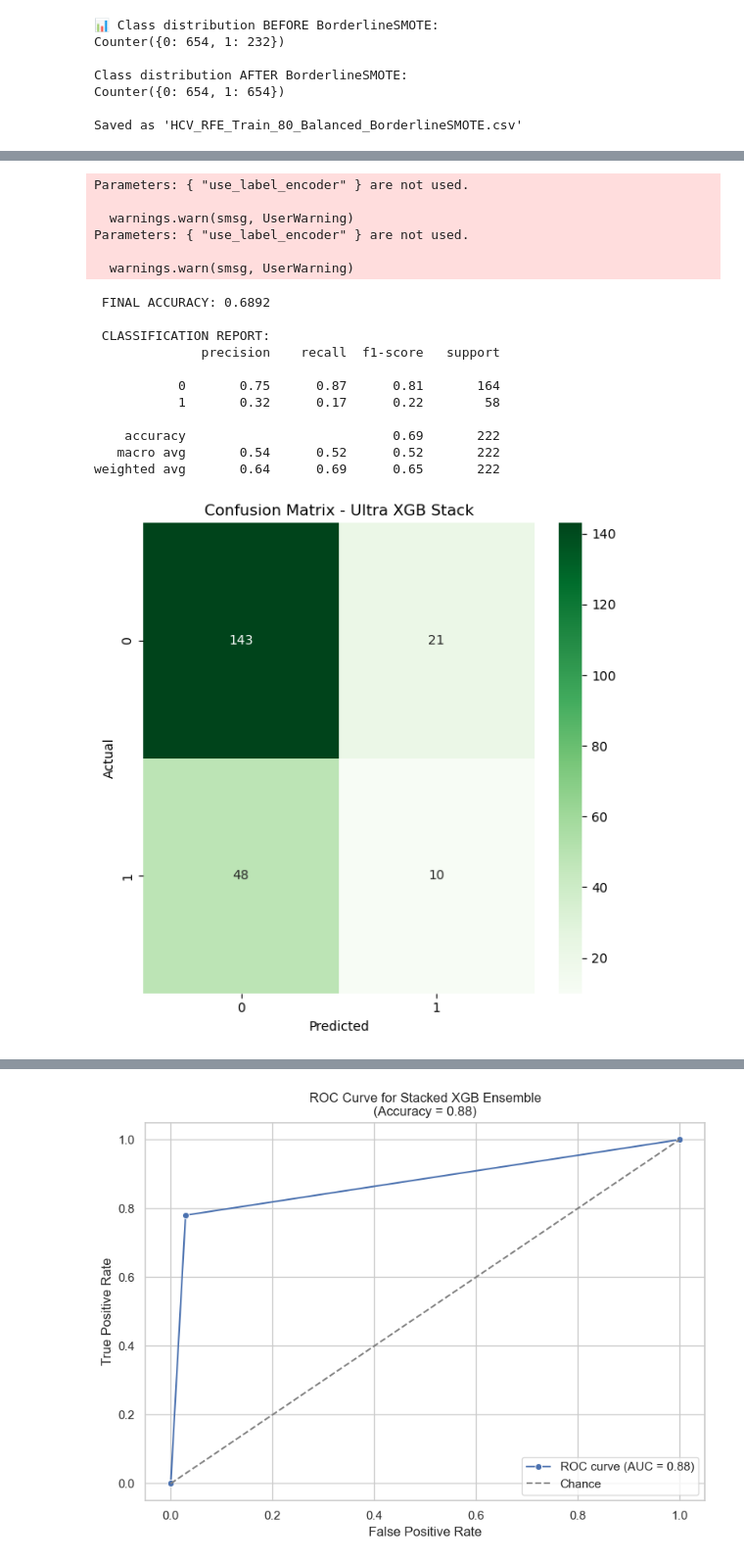
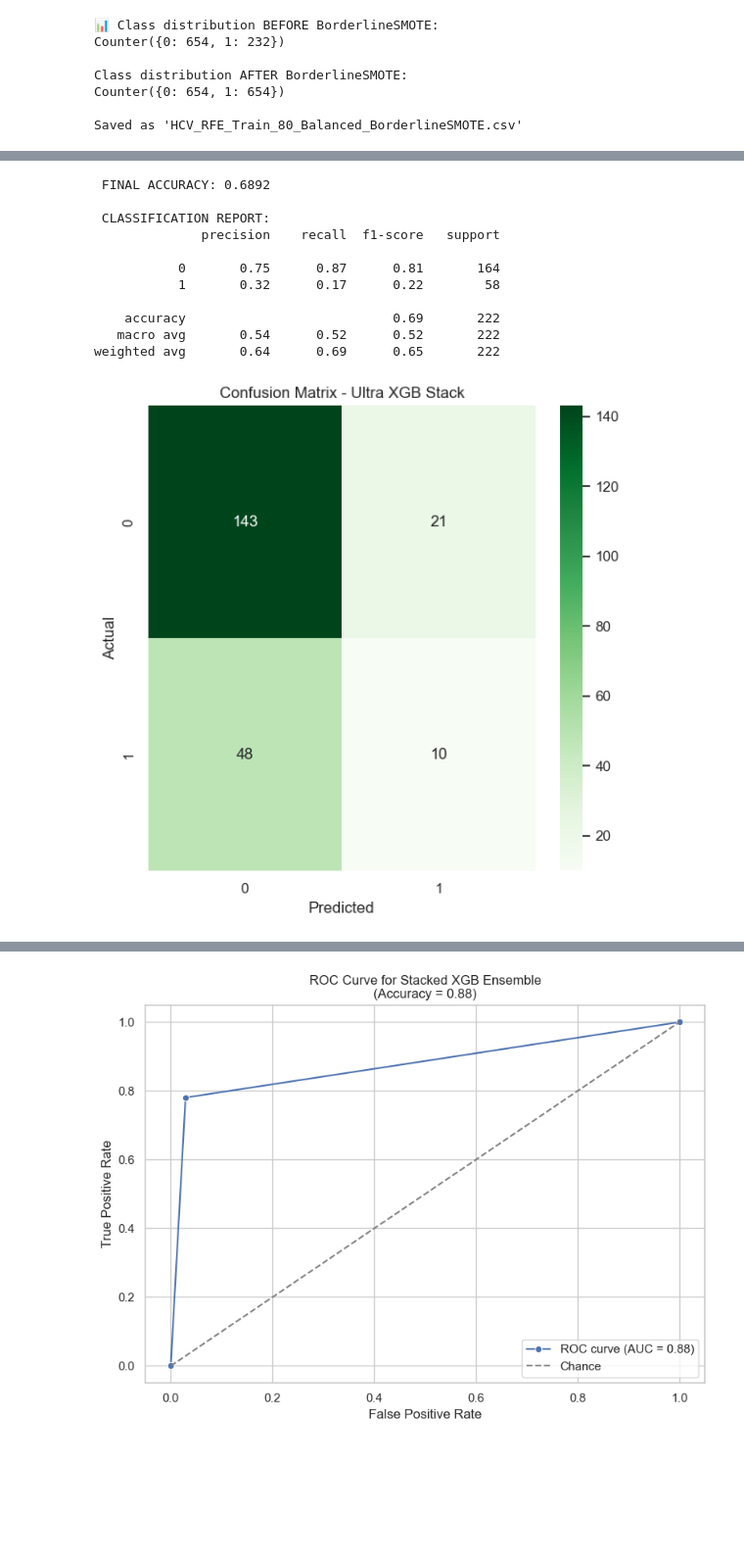
Before and after one commit to TasinToha/cse445-project, a Jupyter notebook: final _project.ipynb, the cells around one changed output, grey strips where cells are left out. Shown at 98% size. Saved outputs shown, nothing was run; the diff lists cells and outputs as text; code cells hidden in the pictures; blank space fills up the shorter version.

```diff
--- a/final _project.ipynb
+++ b/final _project.ipynb
@@ -629,6 +609,4 @@ weighted avg       0.62      0.46      0.48       222
 # %%
-
-
 # ───────────────────────────────────────────────────────
 # STEP 1: Load datasets
 # ───────────────────────────────────────────────────────
@@ -657,7 +635,7 @@ X_test = pd.DataFrame(scaler.transform(X_test), columns=common_cols)
 # ───────────────────────────────────────────────────────
 rf = RandomForestClassifier(n_estimators=550, max_depth=10, min_samples_split=10, random_state=42)
 xgb = XGBClassifier(n_estimators=320, max_depth=10, learning_rate=0.01, subsample=1.0,
-                    colsample_bytree=1.0, use_label_encoder=False, eval_metric='logloss', random_state=42)
+                    colsample_bytree=1.0, eval_metric='logloss', random_state=42)
 svm = SVC(kernel='rbf', C=50, gamma='auto', probability=True, random_state=42)
 knn = KNeighborsClassifier(n_neighbors=1)
 
@@ -684,54 +662,47 @@ X_meta_test = np.hstack((rf_test, xgb_test, svm_test, knn_test))
 # ───────────────────────────────────────────────────────
 # STEP 5: Train a powerful meta model
 # ───────────────────────────────────────────────────────
-meta_model = XGBClassifier(n_estimators=320, max_depth=30, learning_rate=0.5,
-                           use_label_encoder=False, eval_metric='logloss', random_state=42)
+meta_model = XGBClassifier(n_estimators=320, max_depth=30, learning_rate=0.5, eval_metric='logloss', random_state=42)
 meta_model.fit(X_meta_train, y_train)
 
 # ───────────────────────────────────────────────────────
 # STEP 6: Final predictions & evaluation
 # ───────────────────────────────────────────────────────
 final_preds = meta_model.predict(X_meta_test)
 
 acc = accuracy_score(y_test, final_preds)
 print(f"\n FINAL ACCURACY: {acc:.4f}")
 print("\n CLASSIFICATION REPORT:")
 print(classification_report(y_test, final_preds))
 
 # ───────────────────────────────────────────────────────
 # Confusion Matrix Visualization
 # ───────────────────────────────────────────────────────
 def plot_confusion_matrix(y_true, y_pred, title="Confusion Matrix"):
     matrix = confusion_matrix(y_true, y_pred)
     plt.figure(figsize=(6, 6))
     sns.heatmap(matrix, annot=True, fmt="d", cmap="Greens",
                 xticklabels=[0, 1], yticklabels=[0, 1])
     plt.title(title)
     plt.xlabel("Predicted")
     plt.ylabel("Actual")
     plt.tight_layout()
     plt.show()
 
 plot_confusion_matrix(y_test, final_preds, "Confusion Matrix - Ultra XGB Stack")
 # %% [output]
-Parameters: { "use_label_encoder" } are not used.
+ FINAL ACCURACY: 0.6892
 
-  warnings.warn(smsg, UserWarning)
-Parameters: { "use_label_encoder" } are not used.
+ CLASSIFICATION REPORT:
+              precision    recall  f1-score   support
 
-  warnings.warn(smsg, UserWarning)
+           0       0.75      0.87      0.81       164
+           1       0.32      0.17      0.22        58
+
+    accuracy                           0.69       222
+   macro avg       0.54      0.52      0.52       222
+weighted avg       0.64      0.69      0.65       222
- FINAL ACCURACY: 0.6892
-
- CLASSIFICATION REPORT:
-              precision    recall  f1-score   support
-
-           0       0.75      0.87      0.81       164
-           1       0.32      0.17      0.22        58
-
-    accuracy                           0.69       222
-   macro avg       0.54      0.52      0.52       222
-weighted avg       0.64      0.69      0.65       222
-[figure, old version]
+[figure, new version]
 # %%
 # Step 1: Load the dataset
 df = pd.read_csv("data/HCV_RFE_Train_80_Balanced_BorderlineSMOTE.csv")
```
Also changed, not shown: parts of 10 cells of this notebook, 3 other files.
